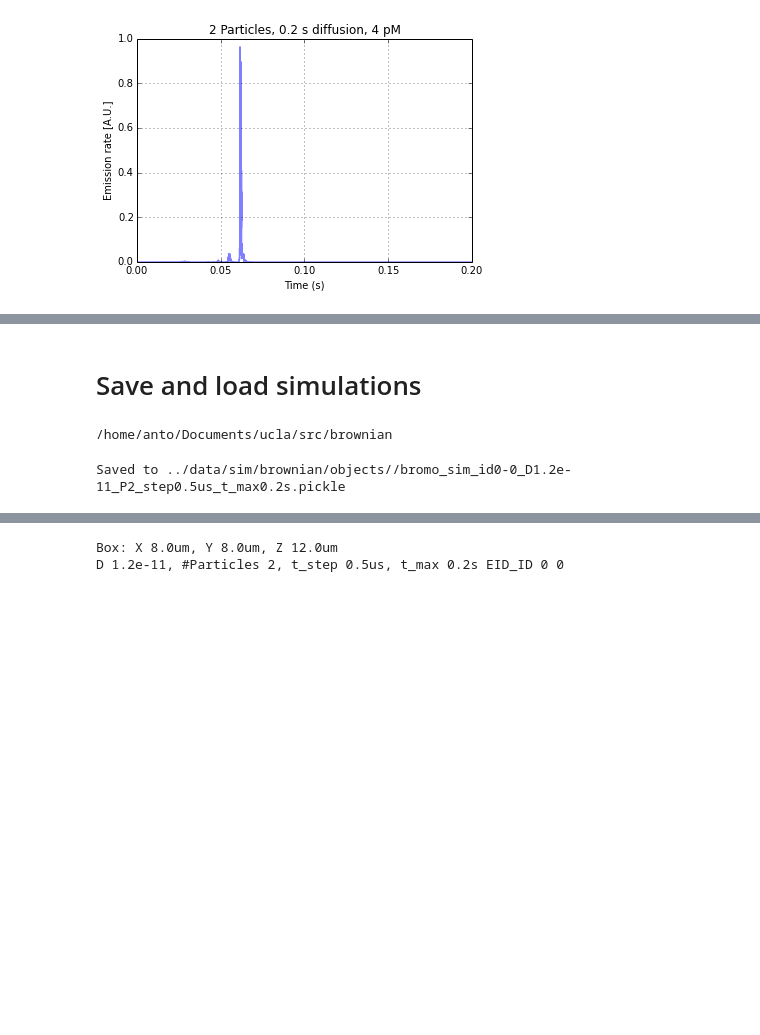
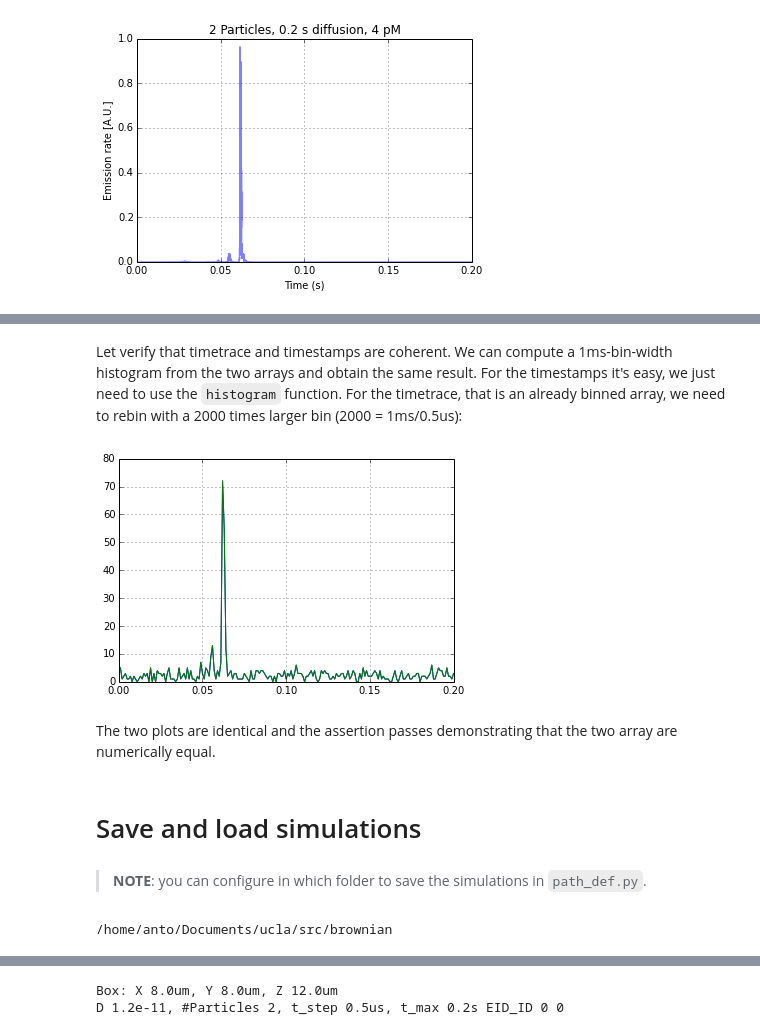
Before and after one commit to tritemio/PyBroMo, a Jupyter notebook: notebooks/PyBroMo - 1.1 Run simulation - Single host.ipynb, the cells around one changed output, grey strips where cells are left out. Cells and saved outputs as stored; diff of their text form; code cells hidden in the pictures; blank space fills up the shorter version.

```diff
--- a/notebooks/PyBroMo - 1.1 Run simulation - Single host.ipynb
+++ b/notebooks/PyBroMo - 1.1 Run simulation - Single host.ipynb
@@ -97,11 +131,29 @@ S._compact_repr()
+# %% [markdown]
+Let verify that timetrace and timestamps are coherent. We can compute a 1ms-bin-width
+histogram from the two arrays and obtain the same result. For the timestamps it's easy,
+we just need to use the `histogram` function. For the timetrace, that is an already binned
+array, we need to rebin with a 2000 times larger bin (2000 = 1ms/0.5us):
+# %%
+timestamps_hist = np.histogram(S.ph_times, bins=np.r_[:201]*1e-3)
+
+rebin = 2000
+rebinned_timetrace = S.tt.reshape(-1, rebin).sum(axis=1)
+rebinned_time = (np.arange(rebinned_timetrace.size)+1)*(S.t_step*rebin)
+
+plt.plot(timestamps_hist[1][1:], timestamps_hist[0])
+plt.plot(rebinned_time, rebinned_timetrace)
+
+assert ((timestamps_hist[0] - rebinned_timetrace) == 0).all()
+# %% [output]
+[figure, added]
+# %% [markdown]
+The two plots are identical and the assertion passes demonstrating that
+the two array are numerically equal.
 # %% [markdown]
 # Save and load simulations
+# %% [markdown]
+> **NOTE**: you can configure in which folder to save the simulations in `path_def.py`.
 # %%
 cd $BROWN_DIR
 # %% [output]
 /home/anto/Documents/ucla/src/brownian
-# %%
-SIM_DIR = "../data/sim/brownian/objects/"
-S.dump(dir_=SIM_DIR)
-# %% [output]
-Saved to ../data/sim/brownian/objects//bromo_sim_id0-0_D1.2e-11_P2_step0.5us_t_max0.2s.pickle
```
Also changed, not shown: parts of 29 cells of this notebook, 6 other files.
